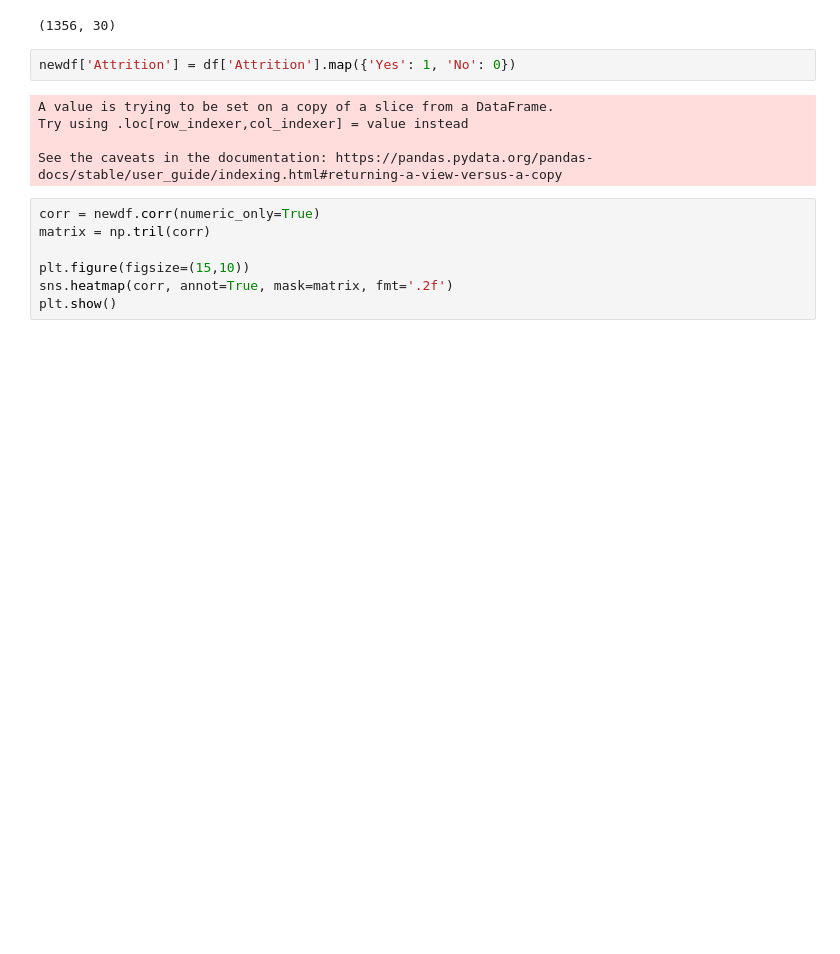
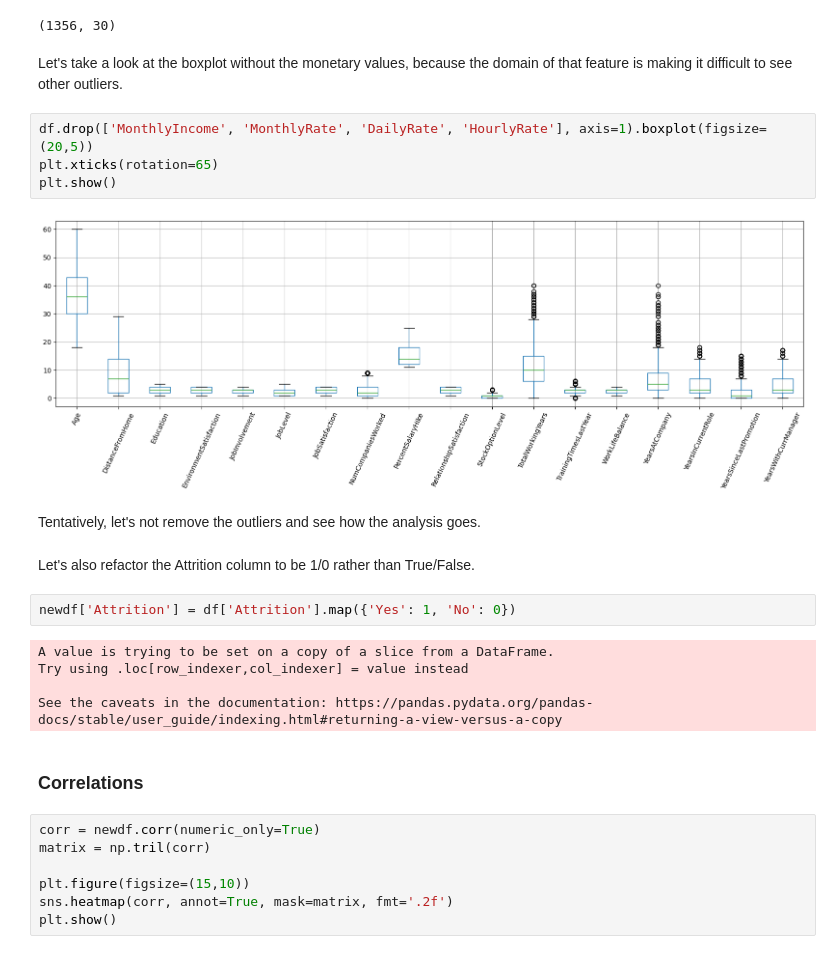
Before and after one commit to afoster8/hranalytics, a Jupyter notebook: hr.ipynb, the cells around one changed output. Saved outputs shown, nothing was run; the diff lists cells and outputs as text; blank space fills up the shorter version.

```diff
--- a/hr.ipynb
+++ b/hr.ipynb
@@ -101,6 +109,18 @@ newdf = df[(df['MonthlyIncome'] >= lower_bound) & (df['MonthlyIncome'] <= upper_
 newdf.shape
 # %% [output]
 (1356, 30)
+# %% [markdown]
+Let's take a look at the boxplot without the monetary values, because the domain of that feature is making it difficult to see other outliers.
+# %%
+df.drop(['MonthlyIncome', 'MonthlyRate', 'DailyRate', 'HourlyRate'], axis=1).boxplot(figsize=(20,5))
+plt.xticks(rotation=65)
+plt.show()
+# %% [output]
+[figure, added]
+# %% [markdown]
+Tentatively, let's not remove the outliers and see how the analysis goes.
+# %% [markdown]
+Let's also refactor the Attrition column to be 1/0 rather than True/False.
 # %%
 newdf['Attrition'] = df['Attrition'].map({'Yes': 1, 'No': 0})
 # %% [output]
@@ -108,6 +128,8 @@ A value is trying to be set on a copy of a slice from a DataFrame.
 Try using .loc[row_indexer,col_indexer] = value instead
 
 See the caveats in the documentation: https://pandas.pydata.org/pandas-docs/stable/user_guide/indexing.html#returning-a-view-versus-a-copy
+# %% [markdown]
+### Correlations
 # %%
 corr = newdf.corr(numeric_only=True)
 matrix = np.tril(corr)
```
Also changed, not shown: parts of 47 cells of this notebook.
